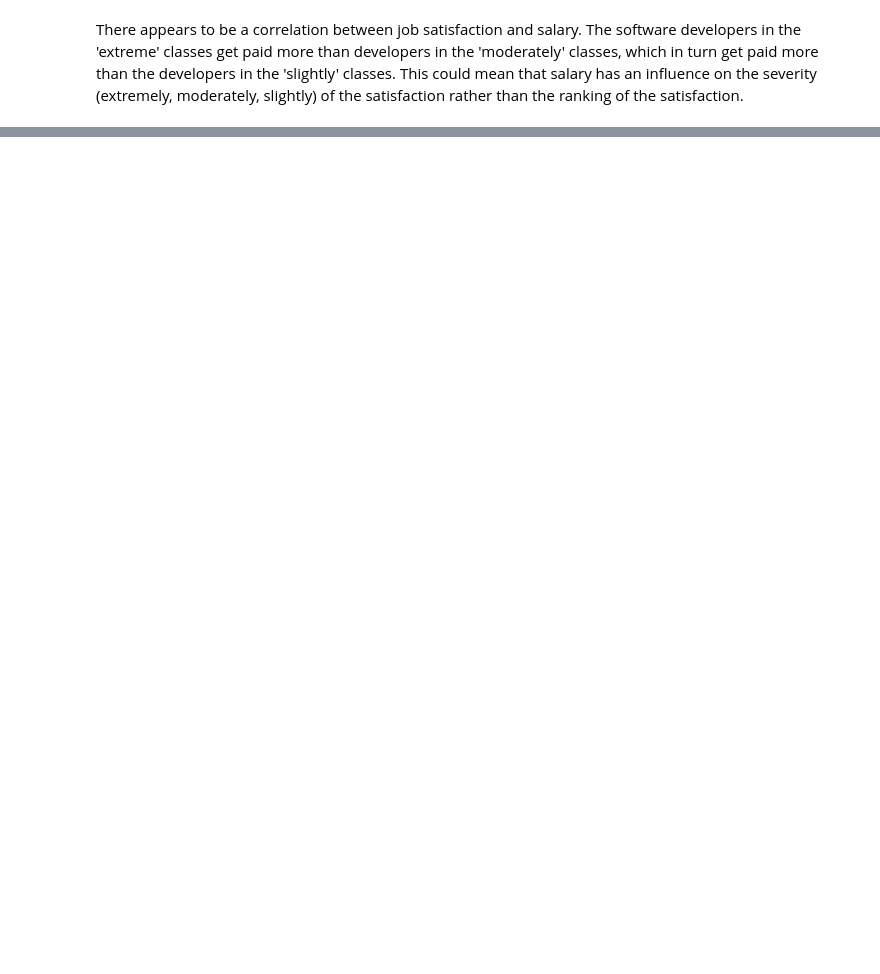
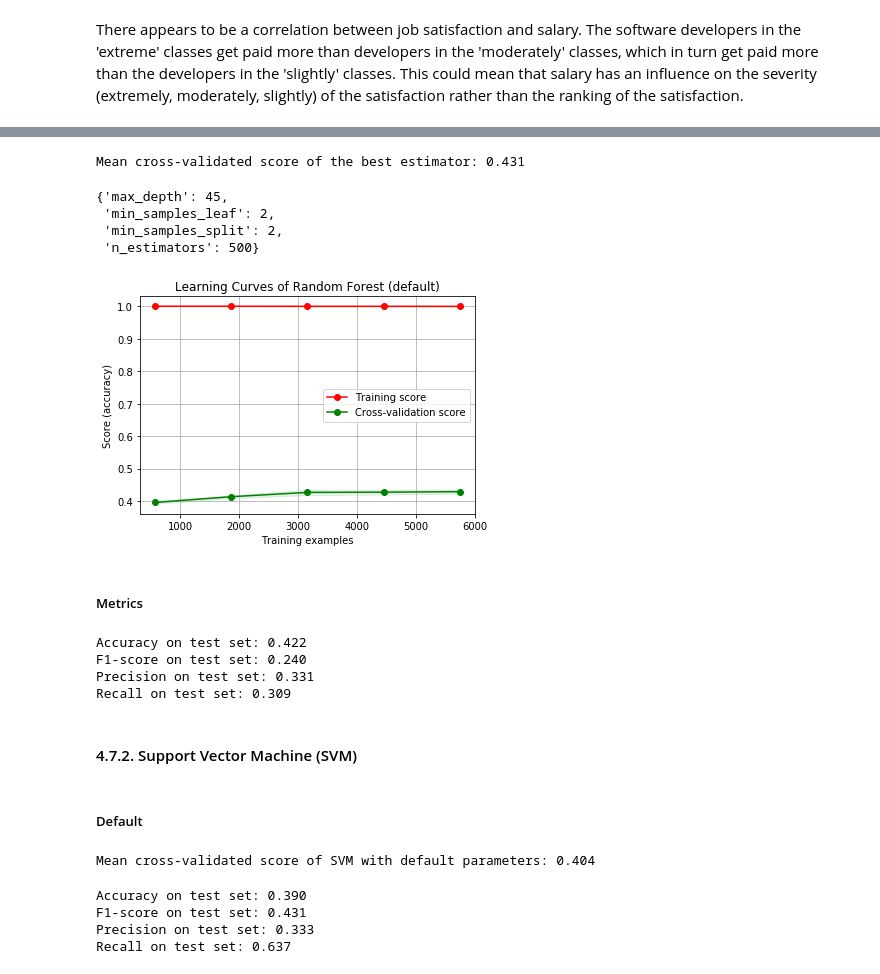
Before and after one commit to Vidovitsch/stack-overflow-survey-model, a Jupyter notebook: research.ipynb, the cells around one changed output, grey strips where cells are left out. Saved outputs shown, nothing was run; the diff lists cells and outputs as text; code cells hidden in the pictures; blank space fills up the shorter version.

```diff
--- a/research.ipynb
+++ b/research.ipynb
@@ -348,0 +434,5 @@ from sklearn.ensemble import RandomForestClassifier
+# %%
+n_estimators = [int(x) for x in np.linspace(start=100, stop=500, num=5)]
+max_depth = [int(x) for x in np.linspace(start=5, stop=50, num=10)]
+min_samples_split = [2, 5, 10]
+min_samples_leaf = [1, 2, 4]
@@ -348,0 +452,9 @@ from sklearn.ensemble import RandomForestClassifier
+# %%
+rf_clf = RandomForestClassifier()
+rf_grid_search = GridSearchCV(estimator=rf_clf,
+                             param_grid=rf_grid,
+                             cv=5,
+                             verbose=2,
+                             n_jobs=-1)
+# Fit the random search model
+rf_grid_search = rf_grid_search.fit(X_train_best, y_train)
@@ -348,0 +471,32 @@ from sklearn.ensemble import RandomForestClassifier
+# %%
+# Print best cross-validated score
+print('Mean cross-validated score of the best estimator: %0.3f' % (rf_grid_search.best_score_))
+
+# Show best parameters
+best_rf_params = rf_grid_search.best_params_
+best_rf_params
+# %% [output]
+Mean cross-validated score of the best estimator: 0.431
+{'max_depth': 45,
+ 'min_samples_leaf': 2,
+ 'min_samples_split': 2,
+ 'n_estimators': 500}
+# %%
+# Instantiate Random Forest classifier using the best hyperparameters
+rf_clf = rf_grid_search.best_estimator_
+# %%
+plot_learning_curve(rf_clf, 'Learning Curves of Random Forest (default)', X_train_best, y_train)
+plt.show()
+# %% [output]
+[figure, added]
+# %% [markdown]
+##### Metrics
+# %%
+show_metrics(X_test_best, y_test, rf_clf)
+# %% [output]
+Accuracy on test set: 0.422
+F1-score on test set: 0.240
+Precision on test set: 0.331
+Recall on test set: 0.309
+# %% [markdown]
+#### 4.7.2. Support Vector Machine (SVM)
@@ -348,0 +505,17 @@ from sklearn.ensemble import RandomForestClassifier
+# %% [markdown]
+##### Default
+# %%
+svm_clf_default = SVC()
+svm_clf_default_score = np.sum(cross_val_score(svm_clf_default, X_train_best, y_train, cv=5)) / 5
+
+print('Mean cross-validated score of SVM with default parameters: %0.3f' % (svm_clf_default_score))
+# %% [output]
+Mean cross-validated score of SVM with default parameters: 0.404
+# %%
+svm_clf_default.fit(X_train_best, y_train)
+show_metrics(X_test_best, y_test, svm_clf_default)
+# %% [output]
+Accuracy on test set: 0.390
+F1-score on test set: 0.431
+Precision on test set: 0.333
+Recall on test set: 0.637
```
Also changed, not shown: parts of 77 cells of this notebook.
